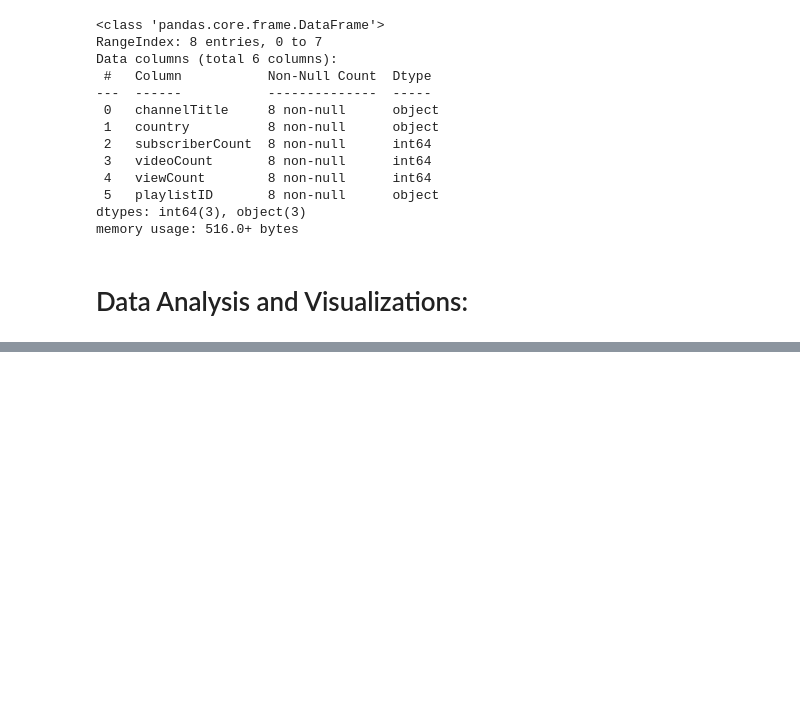
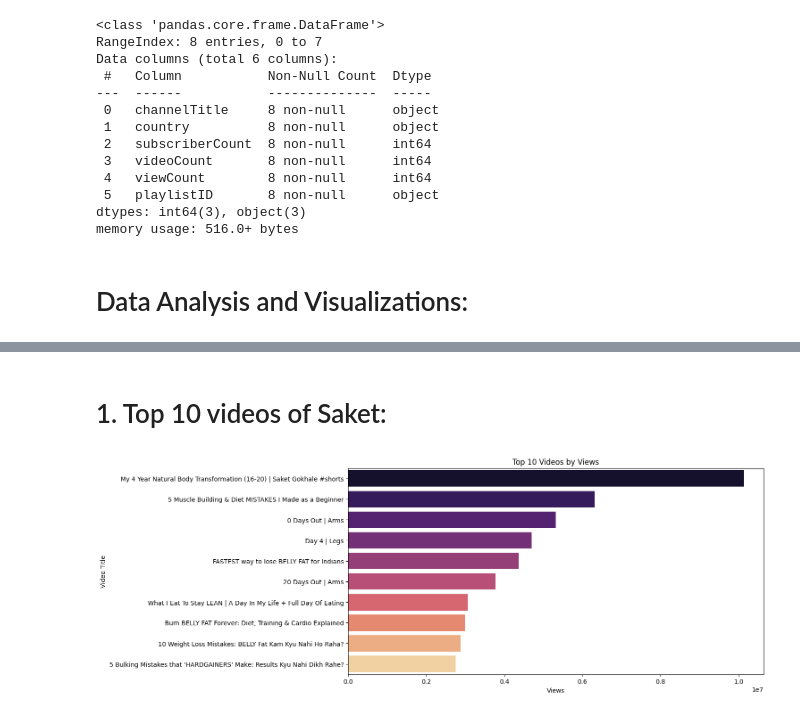
Before and after one commit to SA2804/YT-channel-data-analysis, a Jupyter notebook: YT_data_analysis.ipynb, the cells around one changed output, grey strips where cells are left out. Cells and saved outputs as stored; diff of their text form; code cells hidden in the pictures; blank space fills up the shorter version.

Commit message:
feat: add video_details analysis

```diff
--- a/YT_data_analysis.ipynb
+++ b/YT_data_analysis.ipynb
@@ -165,0 +277,4 @@ sns.pairplot(df)
+# %%
+video_df[['Published_Date','Published_Time','PublishedDate']]
+video_df.drop('PublishedDate',axis=1,inplace=True)
+video_df.info()
@@ -165,0 +295,4 @@ sns.pairplot(df)
+# %%
+video_df.head()
+video_df['Views']=pd.to_numeric(video_df['Views'])
+video_df['Likes']=video_df['Likes'].astype(int)
@@ -165,0 +305,4 @@ sns.pairplot(df)
+# %%
+video_df['Comments'].fillna(0,inplace=True)
+# %%
+video_df['Comments']=video_df['Comments'].astype(int)
@@ -165,0 +336,17 @@ sns.pairplot(df)
+# %% [markdown]
+# 1. Top 10 videos of Saket:
+# %%
+# Select top 10 videos by views
+top_videos = video_df.sort_values(by="Views", ascending=False).head(10)
+
+# Plot
+plt.figure(figsize=(12, 6))
+sns.barplot(x="Views", y="Title", data=top_videos, hue="Title", palette="magma", legend=False)
+
+# Labels & Title
+plt.xlabel("Views")
+plt.ylabel("Video Title")
+plt.title("Top 10 Videos by Views")
+plt.show()
+# %% [output]
+[figure, added]
```
Also changed, not shown: parts of 26 cells of this notebook.
